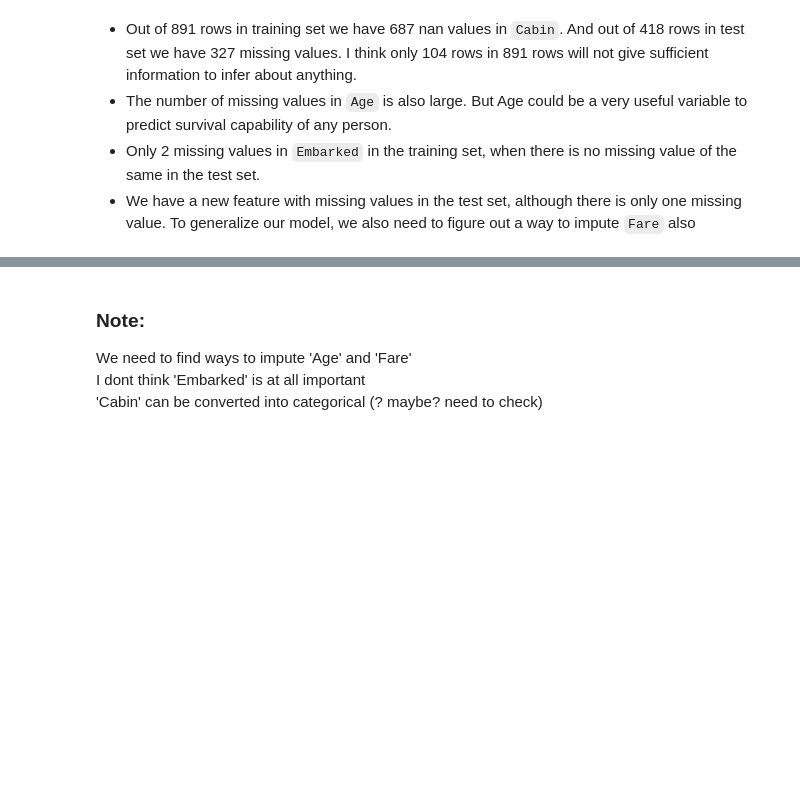
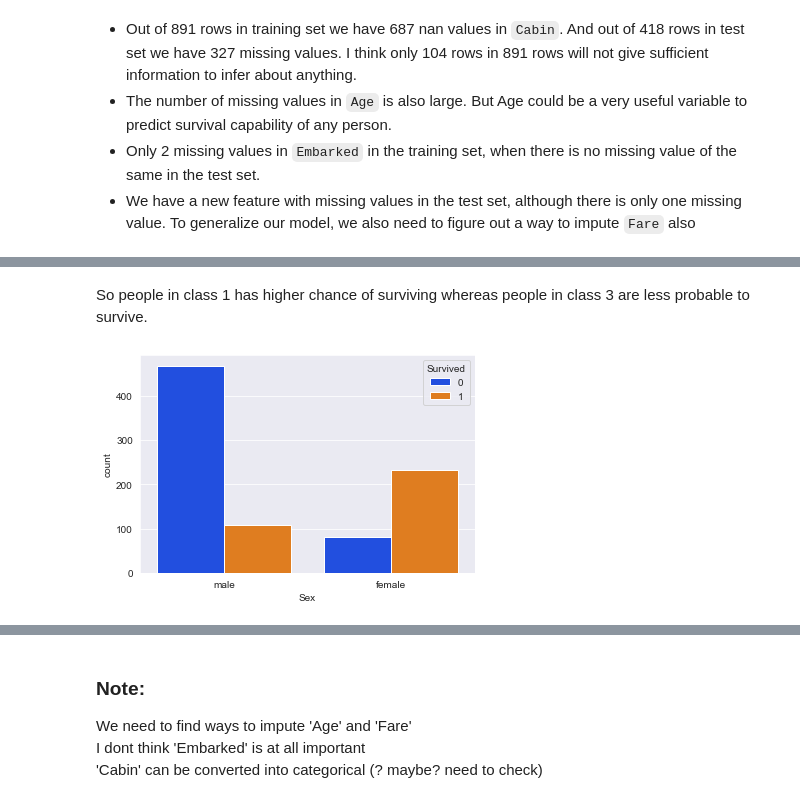
Before and after one commit to pritam-dey3/Titanic-Passenger-Survival-Prediction, a Jupyter notebook: titanic.ipynb, the cells around one changed output, grey strips where cells are left out. Drawn from its saved outputs; the diff is of its cells as text; code cells hidden in the pictures; blank space fills up the shorter version.

```diff
--- a/titanic.ipynb
+++ b/titanic.ipynb
@@ -76,0 +95,6 @@ data[(data.Pclass == 3) & (~data.Cabin.isnull())].shape
+# %% [markdown]
+So people in class 1 has higher chance of surviving whereas people in class 3 are less probable to survive.
+# %%
+_ = sns.countplot(data=data, x='Sex', hue=labels)
+# %% [output]
+[figure, added]
```
Also changed, not shown: parts of 29 cells of this notebook, 5 other files.
